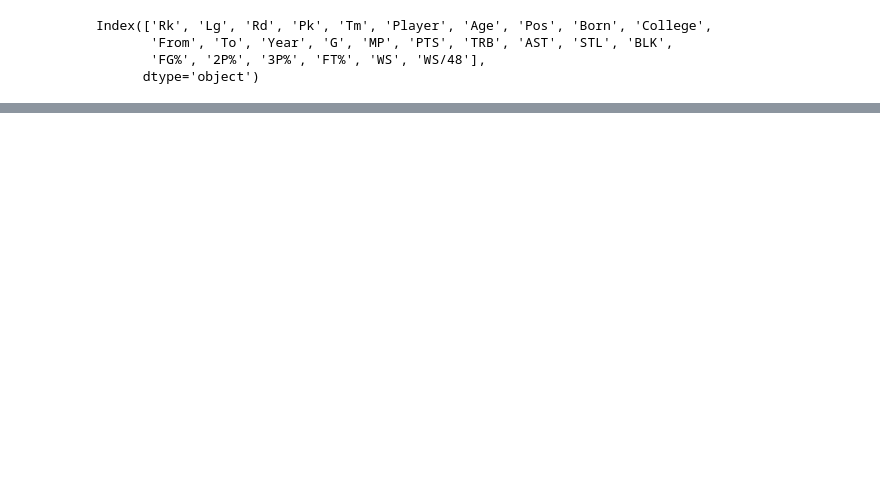
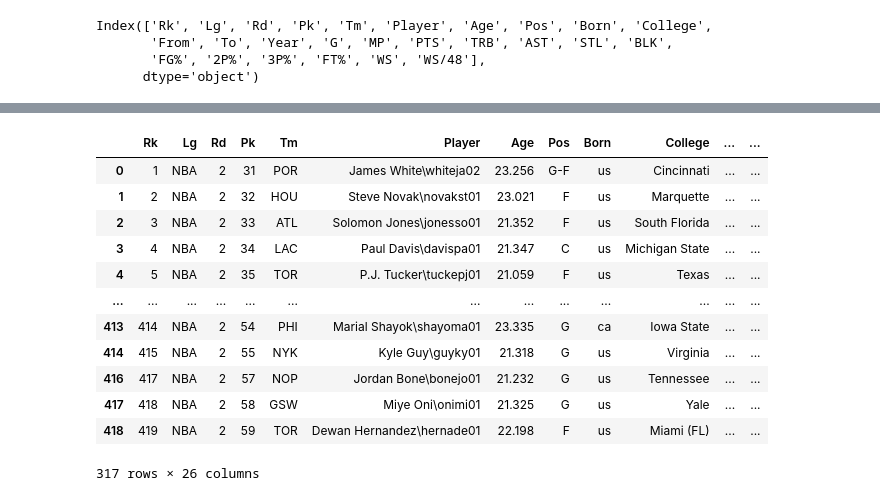
Before and after one commit to rickeydidio/NBA2ndRoundPicks, a Jupyter notebook: draft.ipynb, the cells around one changed output, grey strips where cells are left out. Cells and saved outputs as stored; diff of their text form; code cells hidden in the pictures; blank space fills up the shorter version.

```diff
--- a/draft.ipynb
+++ b/draft.ipynb
@@ -27,0 +53,17 @@ plt.show()
+# %%
+import numpy as np
+draft[draft.Games > 0]
+# %% [output]
+|  | Rk | Lg | Rd | Pk | Tm | Player | Age | Pos | Born | College | ... | ... |
+| 0 | 1 | NBA | 2 | 31 | POR | James White\whiteja02 | 23.256 | G-F | us | Cincinnati | ... | ... |
+| 1 | 2 | NBA | 2 | 32 | HOU | Steve Novak\novakst01 | 23.021 | F | us | Marquette | ... | ... |
+| 2 | 3 | NBA | 2 | 33 | ATL | Solomon Jones\jonesso01 | 21.352 | F | us | South Florida | ... | ... |
+| 3 | 4 | NBA | 2 | 34 | LAC | Paul Davis\davispa01 | 21.347 | C | us | Michigan State | ... | ... |
+| 4 | 5 | NBA | 2 | 35 | TOR | P.J. Tucker\tuckepj01 | 21.059 | F | us | Texas | ... | ... |
+| ... | ... | ... | ... | ... | ... | ... | ... | ... | ... | ... | ... | ... |
+| 413 | 414 | NBA | 2 | 54 | PHI | Marial Shayok\shayoma01 | 23.335 | G | ca | Iowa State | ... | ... |
+| 414 | 415 | NBA | 2 | 55 | NYK | Kyle Guy\guyky01 | 21.318 | G | us | Virginia | ... | ... |
+| 416 | 417 | NBA | 2 | 57 | NOP | Jordan Bone\bonejo01 | 21.232 | G | us | Tennessee | ... | ... |
+| 417 | 418 | NBA | 2 | 58 | GSW | Miye Oni\onimi01 | 21.325 | G | us | Yale | ... | ... |
+| 418 | 419 | NBA | 2 | 59 | TOR | Dewan Hernandez\hernade01 | 22.198 | F | us | Miami (FL) | ... | ... |
+317 rows × 26 columns
```
Also changed, not shown: parts of 5 cells of this notebook.
